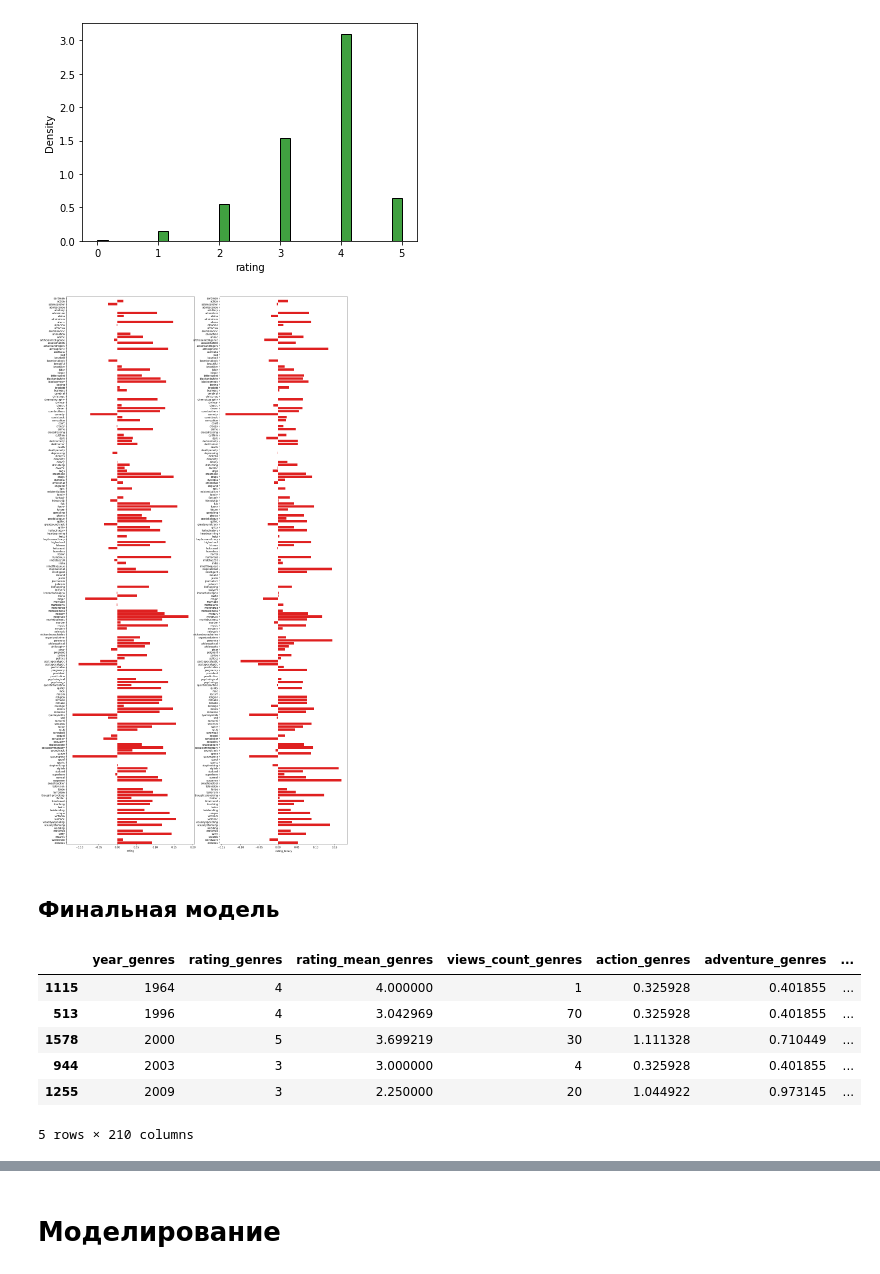
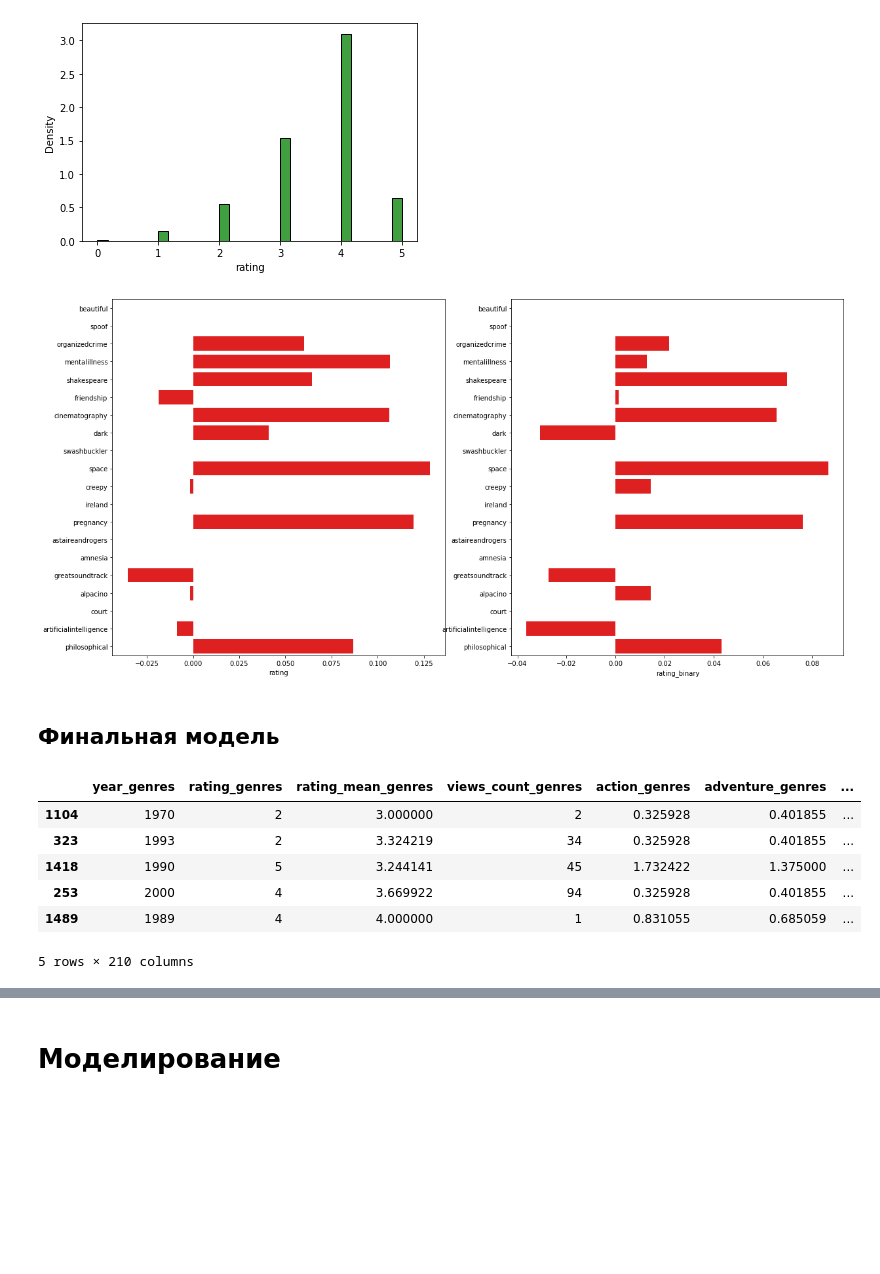
Before and after one commit to T1GIT/course-work, a Jupyter notebook: notebooks/development.ipynb, the cells around one changed output, grey strips where cells are left out. Saved outputs shown, nothing was run; the diff lists cells and outputs as text; code cells hidden in the pictures; blank space fills up the shorter version.

```diff
--- a/notebooks/development.ipynb
+++ b/notebooks/development.ipynb
@@ -146,7 +149,6 @@ tags_df.rename({
     "userId": "user_id"
 }, axis=1, inplace=True)
 tags_df.drop("timestamp", axis=1, inplace=True)
-tags_df.dropna(inplace=True)
 tags_df.sample(5)
 # %% [output]
 |  | user_id | movie_id | tag |
@@ -565,12 +560,12 @@ sns.histplot(tags_model_df["rating"], color="green", stat="density")
 # %%
 corr = tags_model_df.drop(["user_id", "movie_id"], axis=1).corr().drop(["rating", "rating_binary"]).sample(20)
 
-fig, ax = plt.subplots(1, 2, figsize=(20, 40))
+fig, ax = plt.subplots(1, 2, figsize=(20, 10))
 
 for i, feature in enumerate(corr[["rating", "rating_binary"]]):
     sns.barplot(x=corr[feature], y=corr.index, orient="h", color="red", ax=ax[i])
 # %% [output]
-[figure, old version]
+[figure, new version]
 # %% [markdown]
 ## Финальная модель
 # %%
@@ -586,11 +581,11 @@ final_model_df = pd.merge(
 final_model_df.sample(5)
 # %% [output]
 |  | year_genres | rating_genres | rating_mean_genres | views_count_genres | action_genres | adventure_genres | ... |
-| 1115 | 1964 | 4 | 4.000000 | 1 | 0.325928 | 0.401855 | ... |
-| 513 | 1996 | 4 | 3.042969 | 70 | 0.325928 | 0.401855 | ... |
-| 1578 | 2000 | 5 | 3.699219 | 30 | 1.111328 | 0.710449 | ... |
-| 944 | 2003 | 3 | 3.000000 | 4 | 0.325928 | 0.401855 | ... |
-| 1255 | 2009 | 3 | 2.250000 | 20 | 1.044922 | 0.973145 | ... |
+| 1104 | 1970 | 2 | 3.000000 | 2 | 0.325928 | 0.401855 | ... |
+| 323 | 1993 | 2 | 3.324219 | 34 | 0.325928 | 0.401855 | ... |
+| 1418 | 1990 | 5 | 3.244141 | 45 | 1.732422 | 1.375000 | ... |
+| 253 | 2000 | 4 | 3.669922 | 94 | 0.325928 | 0.401855 | ... |
+| 1489 | 1989 | 4 | 4.000000 | 1 | 0.831055 | 0.685059 | ... |
 5 rows × 210 columns
 # %%
 final_model_df.info()
```
Also changed, not shown: parts of 65 cells of this notebook, 2 other files.
